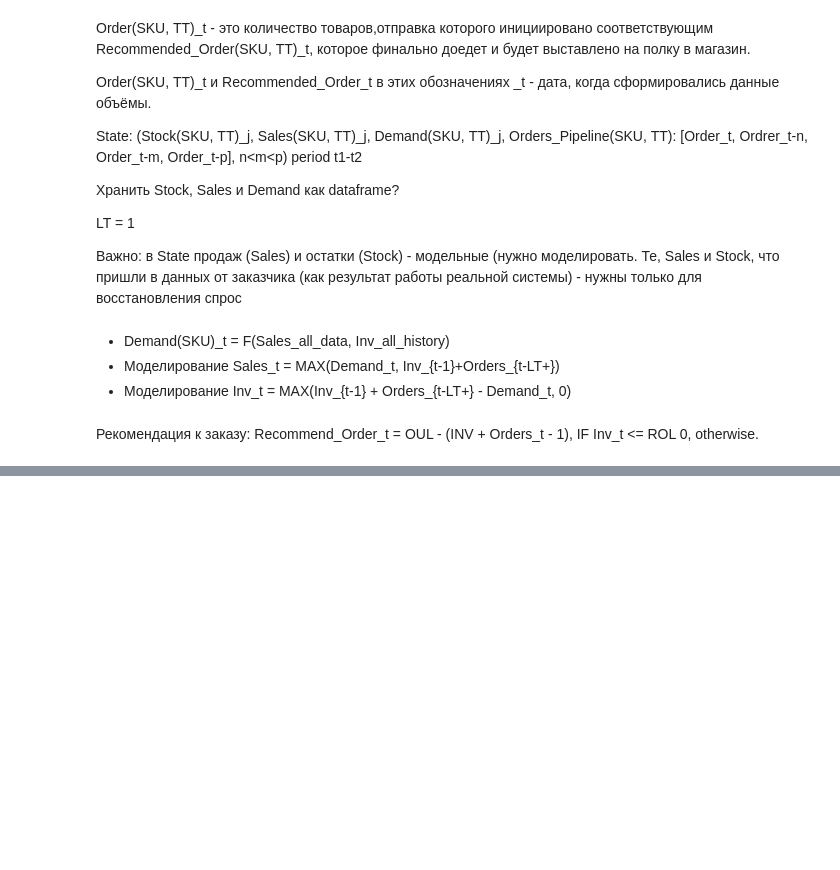
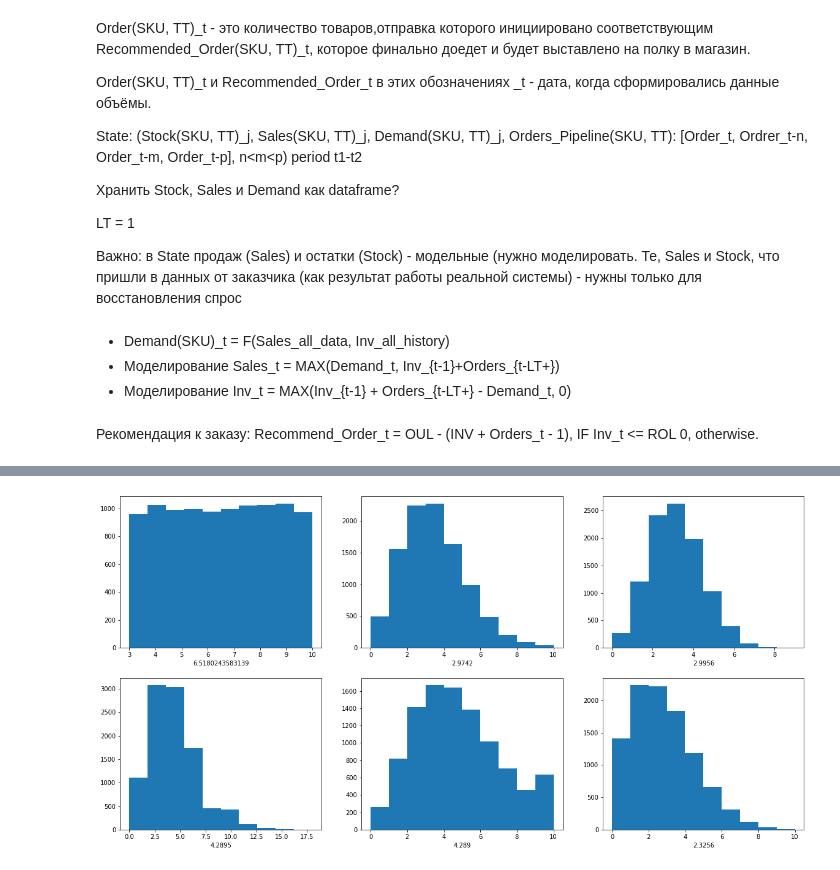
Before and after one commit to aromanenko/RLIO, a Jupyter notebook: DemandRestoring_v2.2.ipynb, the cells around one changed output, grey strips where cells are left out. Drawn from its saved outputs; the diff is of its cells as text; code cells hidden in the pictures; blank space fills up the shorter version.

```diff
--- a/DemandRestoring_v2.2.ipynb
+++ b/DemandRestoring_v2.2.ipynb
@@ -553,0 +608,18 @@ def order_update(date, shop_id, product_id):
+# %%
+rec_order = 10
+alpha_order = 0.3
+
+realization0 = [order_update0(rec_order, alpha_order) for x in range(10000)]    # Uniform Distribution                          -- mu=(a+b-1)/2
+realization1 = [order_update1(rec_order, alpha_order) for x in range(10000)]    # Poisson Distribution with np.min              -- mu=lambda
+realization2 = [order_update2(rec_order, alpha_order) for x in range(10000)]    # Binomial Distribution                         -- mu=n*p
+realization3 = [order_update3(rec_order, alpha_order) for x in range(10000)]    # Negative Binomial Distribution                -- mu=n(1-p)/p
+realization4 = [order_update4(rec_order, alpha_order) for x in range(10000)]    # Negative Binomial Distribution with np.min    -- mu=n(1-p)/p
+realization5 = [order_update5(rec_order, alpha_order) for x in range(10000)]    # Beta-Binomial Distribution                    -- mu=n*a/(a+b)
+
+plt.figure(figsize=(20, 10))
+for i, real in enumerate([realization0, realization1, realization2, realization3, realization4, realization5]):
+    plt.subplot(2, 3, i + 1)
+    plt.hist(real)
+    plt.xlabel(np.mean(real))
+# %% [output]
+[figure, added]
```
Also changed, not shown: parts of 10 cells of this notebook.
